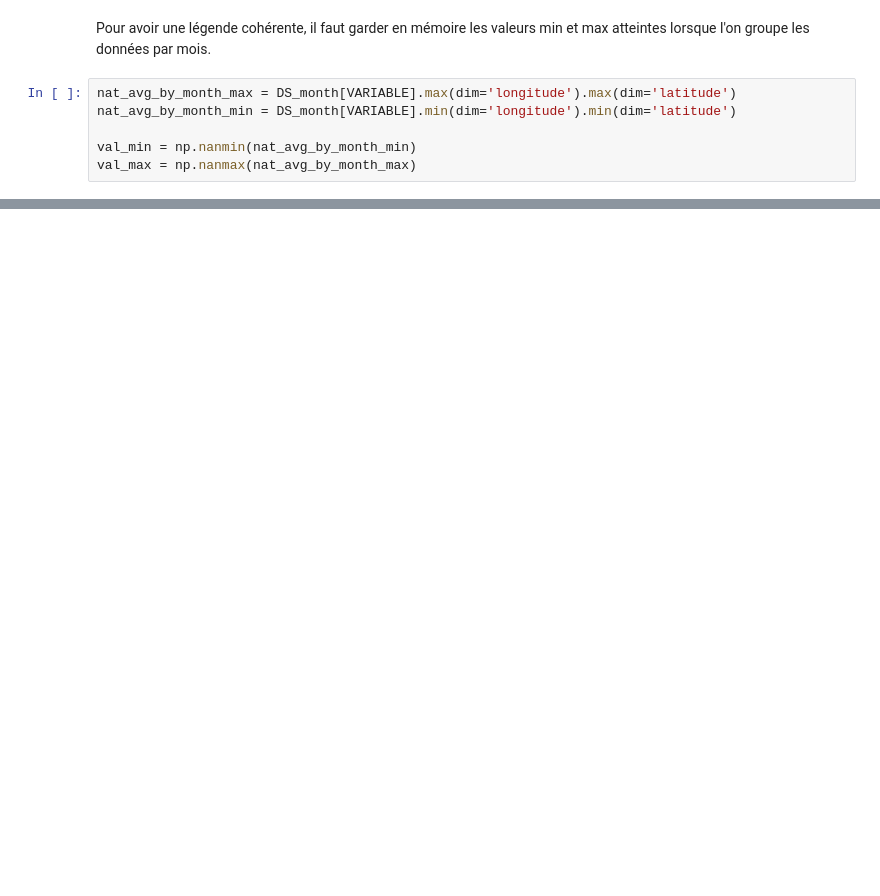
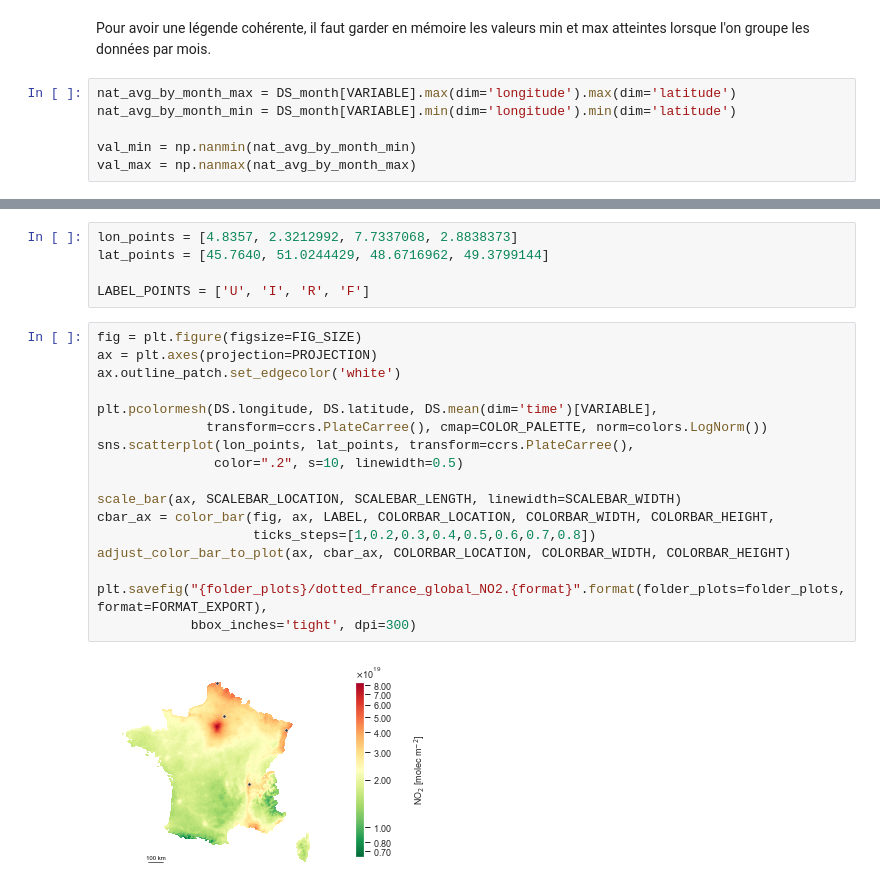
Before and after one commit to bilelomrani1/s5p-analysis, a Jupyter notebook: S5P-Plots.ipynb, the cells around one changed output, grey strips where cells are left out. Saved outputs shown, nothing was run; the diff lists cells and outputs as text; blank space fills up the shorter version.

```diff
--- a/S5P-Plots.ipynb
+++ b/S5P-Plots.ipynb
@@ -374,0 +379,24 @@ Processing Jun 2019
+# %%
+lon_points = [4.8357, 2.3212992, 7.7337068, 2.8838373]
+lat_points = [45.7640, 51.0244429, 48.6716962, 49.3799144]
+
+LABEL_POINTS = ['U', 'I', 'R', 'F']
+# %%
+fig = plt.figure(figsize=FIG_SIZE)
+ax = plt.axes(projection=PROJECTION)
+ax.outline_patch.set_edgecolor('white')
+
+plt.pcolormesh(DS.longitude, DS.latitude, DS.mean(dim='time')[VARIABLE],
+              transform=ccrs.PlateCarree(), cmap=COLOR_PALETTE, norm=colors.LogNorm())
+sns.scatterplot(lon_points, lat_points, transform=ccrs.PlateCarree(),
+               color=".2", s=10, linewidth=0.5)
+
+scale_bar(ax, SCALEBAR_LOCATION, SCALEBAR_LENGTH, linewidth=SCALEBAR_WIDTH)
+cbar_ax = color_bar(fig, ax, LABEL, COLORBAR_LOCATION, COLORBAR_WIDTH, COLORBAR_HEIGHT,
+                    ticks_steps=[1,0.2,0.3,0.4,0.5,0.6,0.7,0.8])
+adjust_color_bar_to_plot(ax, cbar_ax, COLORBAR_LOCATION, COLORBAR_WIDTH, COLORBAR_HEIGHT)
+
+plt.savefig("{folder_plots}/dotted_france_global_NO2.{format}".format(folder_plots=folder_plots, format=FORMAT_EXPORT),
+            bbox_inches='tight', dpi=300)
+# %% [output]
+[figure, added]
```
Also changed, not shown: parts of 19 cells of this notebook, 19 other files.
